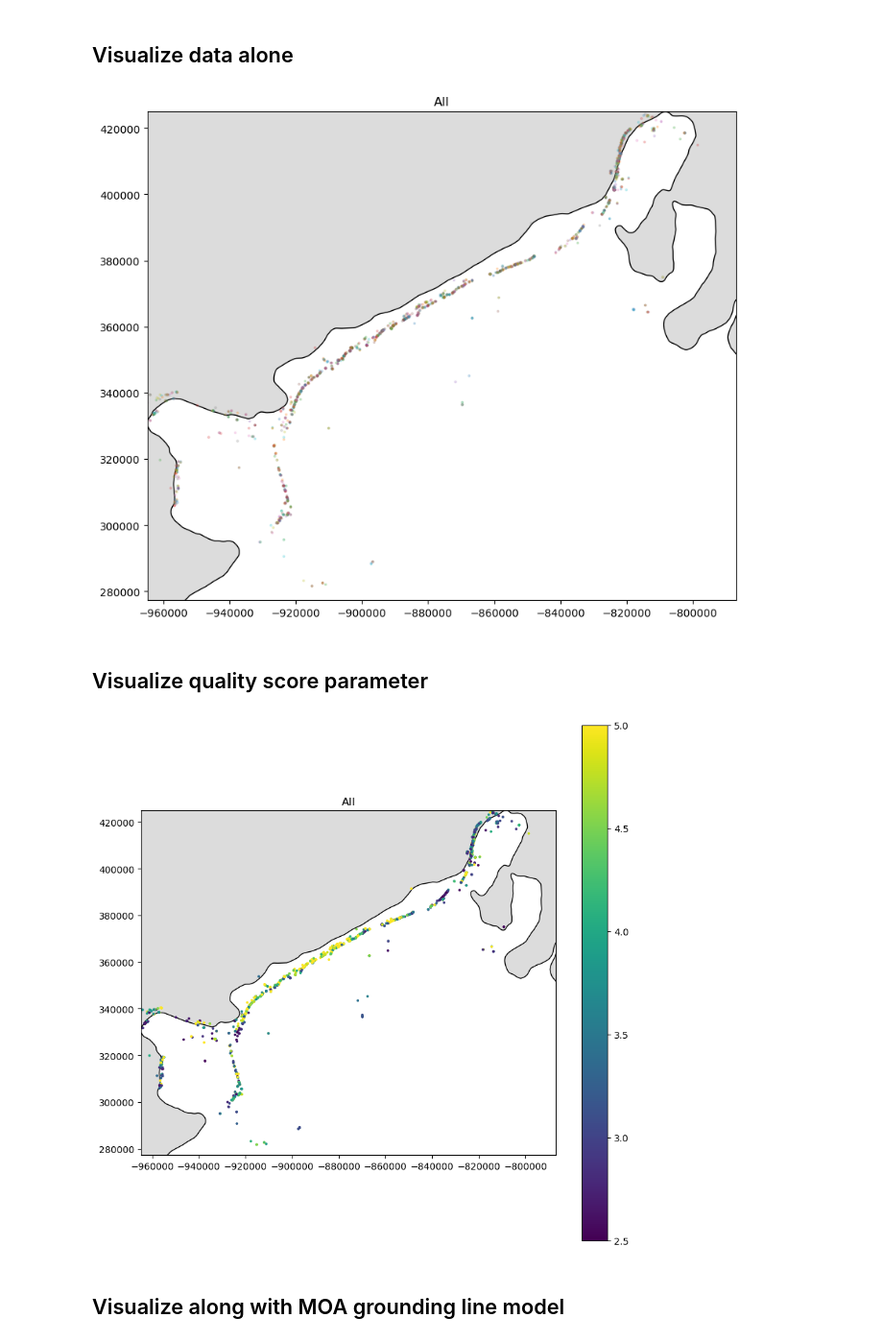
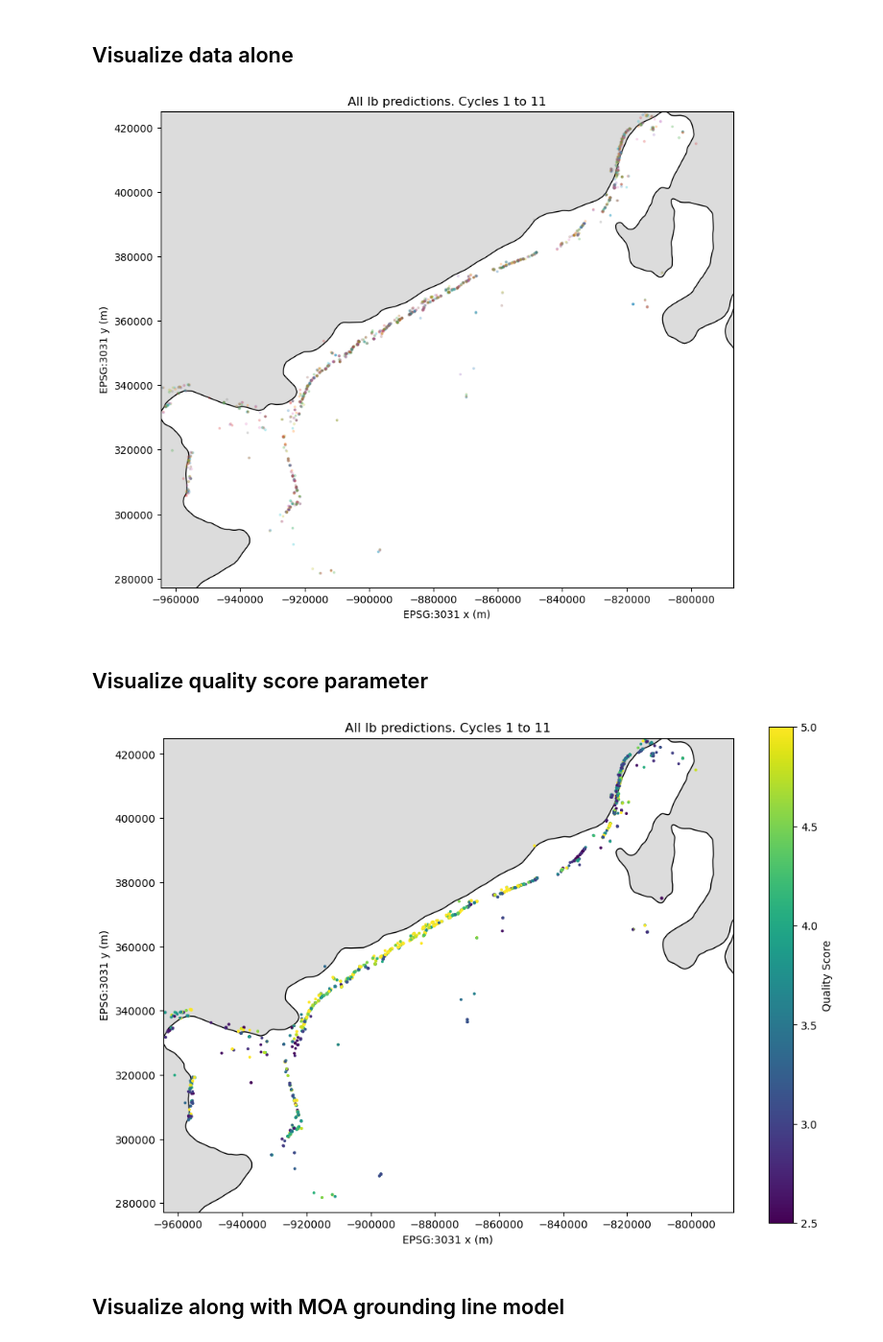
Before and after one commit to Nacnud04/Break-In-Slope-Detection, a Jupyter notebook: IbCombined.ipynb, the cells around one changed output. Shown: that part at 96% size. Drawn from its saved outputs; the diff is of its cells as text; code cells hidden in the pictures.

Commit message:
Added verbosity & updated plots

```diff
--- a/IbCombined.ipynb
+++ b/IbCombined.ipynb
@@ -25,5 +32,6 @@ gline_xy = util.gline_to_df(basemap.basemap_gpd, study_area)
 # %%
-paths = [f"Line/{i}-Ib.csv" for i in range(1, 12)]
+startcycle, endcycle = 1, 11
+paths = [f"Line/{i}-Ib.csv" for i in range(startcycle, endcycle+1)]
 print(paths)
 # %% [output]
 ['Line/1-Ib.csv', 'Line/2-Ib.csv', 'Line/3-Ib.csv', 'Line/4-Ib.csv', 'Line/5-Ib.csv', 'Line/6-Ib.csv', 'Line/7-Ib.csv', 'Line/8-Ib.csv', 'Line/9-Ib.csv', 'Line/10-Ib.csv', 'Line/11-Ib.csv']
@@ -50,37 +50,42 @@ basemap.basemap_gpd.plot(ax=ax, color="white", edgecolor="black")
 for i, dat in data.iterrows():
     plt.scatter(dat["x"], dat["y"], s = 3, alpha = 0.2)
 
-ax.set_title("All")
+ax.set_title(f"All Ib predictions. Cycles {startcycle} to {endcycle}")
 ax.set_aspect('equal', adjustable='box')
+ax.set_xlabel("EPSG:3031 x (m)")
+ax.set_ylabel("EPSG:3031 y (m)")
 
 plt.xlim(gline_xy["x"].min(), gline_xy["x"].max())
 plt.ylim(gline_xy["y"].min(), gline_xy["y"].max())
 
 plt.show()
 # %% [output]
-[figure, old version]
+[figure, new version]
 # %% [markdown]
 ## Visualize quality score parameter
 # %%
-fig, ax = plt.subplots(1, 1, figsize = (10, 10))
+fig, ax = plt.subplots(1, 1, figsize = (12, 12))
 range_cnt = 20
 
 ax.set_facecolor("gainsboro")
 basemap.basemap_gpd.plot(ax=ax, color="white", edgecolor="black")
 
 cs = plt.scatter(data["x"], data["y"], s = 3, c=data["qs"], vmin=2.5, vmax = 5)
 
-ax.set_title("All")
+ax.set_title(f"All Ib predictions. Cycles {startcycle} to {endcycle}")
 ax.set_aspect('equal', adjustable='box')
+ax.set_xlabel("EPSG:3031 x (m)")
+ax.set_ylabel("EPSG:3031 y (m)")
 
 plt.xlim(gline_xy["x"].min(), gline_xy["x"].max())
 plt.ylim(gline_xy["y"].min(), gline_xy["y"].max())
 
-plt.colorbar(cs)
+cb = plt.colorbar(cs, shrink=0.7)
+cb.set_label('Quality Score')
 
 plt.show()
 # %% [output]
-[figure, old version]
+[figure, new version]
 # %% [markdown]
 ## Visualize along with MOA grounding line model
 # %%
```
Also changed, not shown: parts of 9 cells of this notebook.
